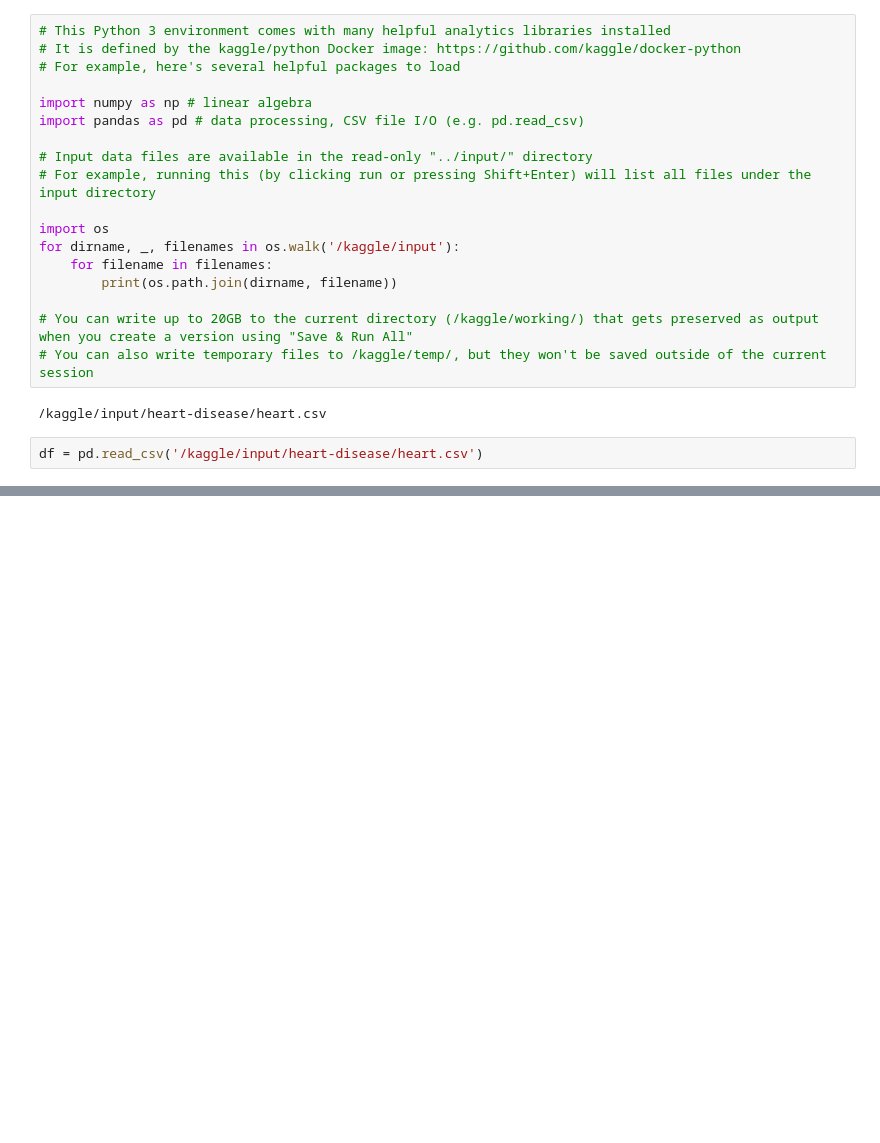
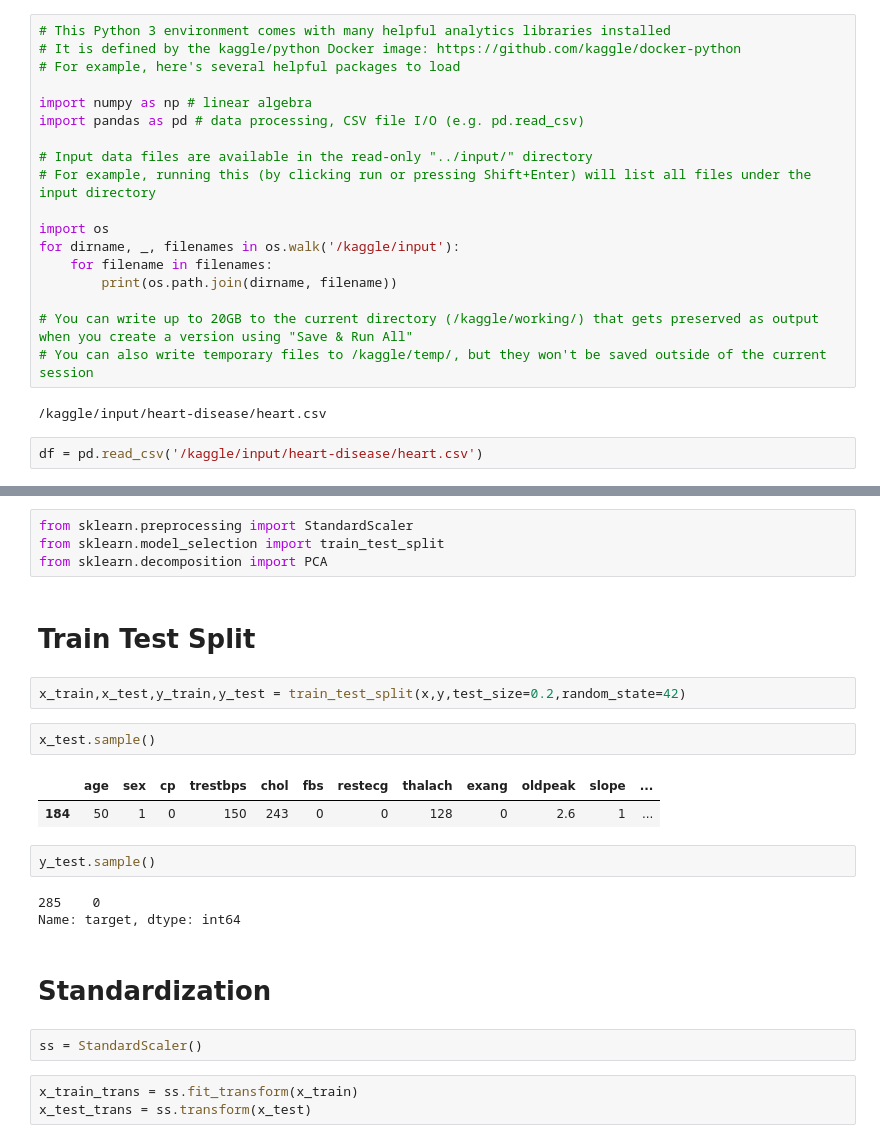
Before and after one commit to Vedshinde06/Heart-Disease-Prediction-Model, a Jupyter notebook: project-code.ipynb, the cells around one changed output, grey strips where cells are left out. Drawn from its saved outputs; the diff is of its cells as text; blank space fills up the shorter version.

```diff
--- a/project-code.ipynb
+++ b/project-code.ipynb
@@ -31,0 +54,25 @@ df.sample(5)
+# %%
+from sklearn.preprocessing import StandardScaler
+from sklearn.model_selection import train_test_split
+from sklearn.decomposition import PCA
+# %% [markdown]
+# Train Test Split
+# %%
+x_train,x_test,y_train,y_test = train_test_split(x,y,test_size=0.2,random_state=42)
+# %%
+x_test.sample()
+# %% [output]
+|  | age | sex | cp | trestbps | chol | fbs | restecg | thalach | exang | oldpeak | slope | ... |
+| 184 | 50 | 1 | 0 | 150 | 243 | 0 | 0 | 128 | 0 | 2.6 | 1 | ... |
+# %%
+y_test.sample()
+# %% [output]
+285    0
+Name: target, dtype: int64
+# %% [markdown]
+# Standardization
+# %%
+ss = StandardScaler()
+# %%
+x_train_trans = ss.fit_transform(x_train)
+x_test_trans = ss.transform(x_test)
```
Also changed, not shown: parts of 15 cells of this notebook.
